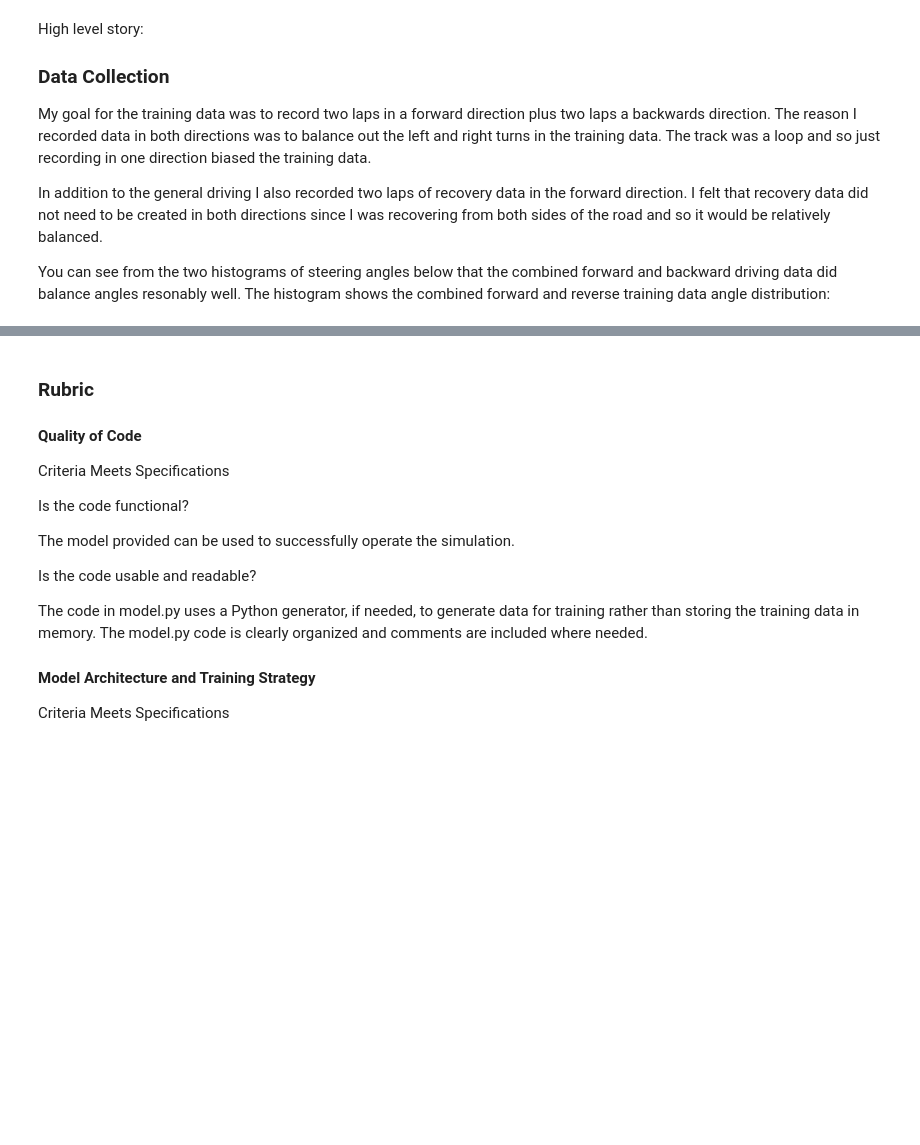
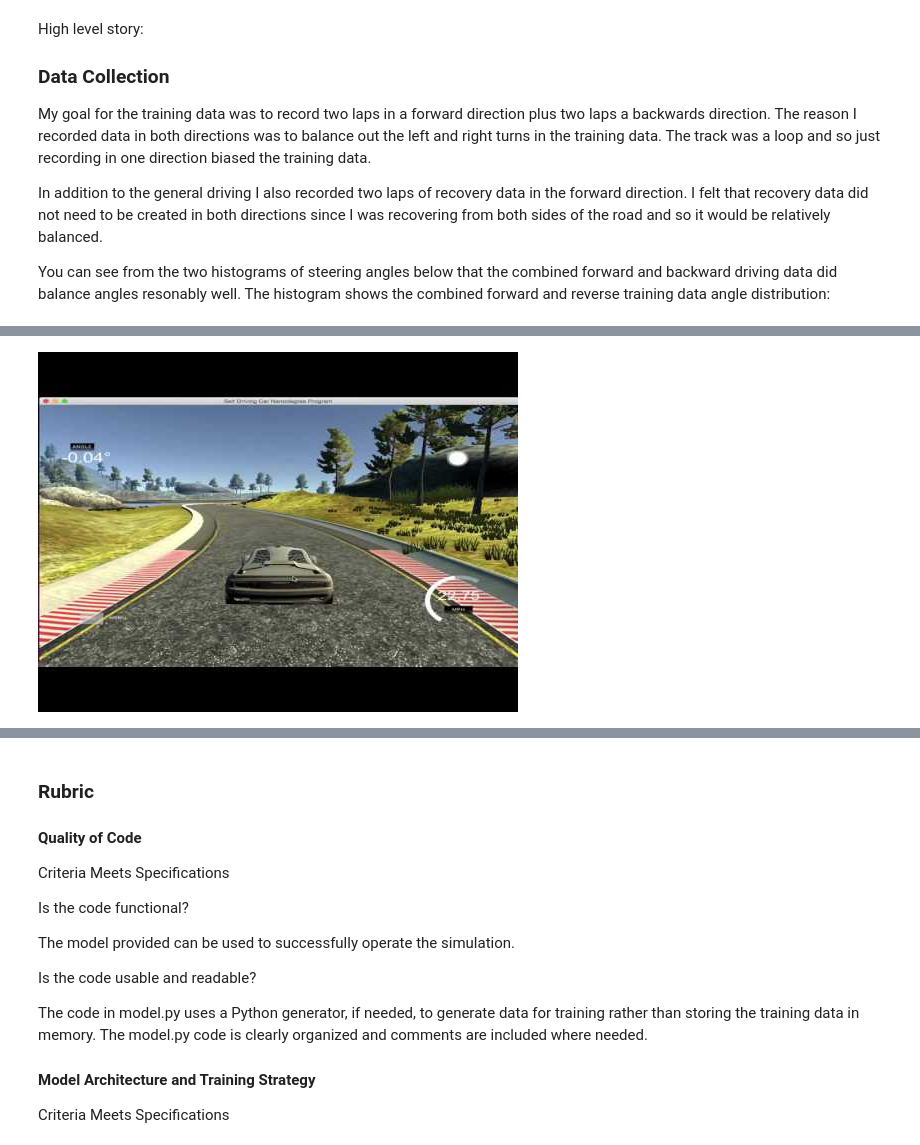
Before and after one commit to mattwg/carnd-project3, a Jupyter notebook: Project Report.ipynb, the cells around one changed output, grey strips where cells are left out. Saved outputs shown, nothing was run; the diff lists cells and outputs as text; code cells hidden in the pictures; blank space fills up the shorter version.

```diff
--- a/Project Report.ipynb
+++ b/Project Report.ipynb
@@ -58,0 +72,5 @@ Lessons Learnt
+# %%
+from IPython.display import YouTubeVideo
+YouTubeVideo("5tUHK5-dCb0")
+# %% [output]
+[figure, added]
```
Also changed, not shown: parts of 2 cells of this notebook.
